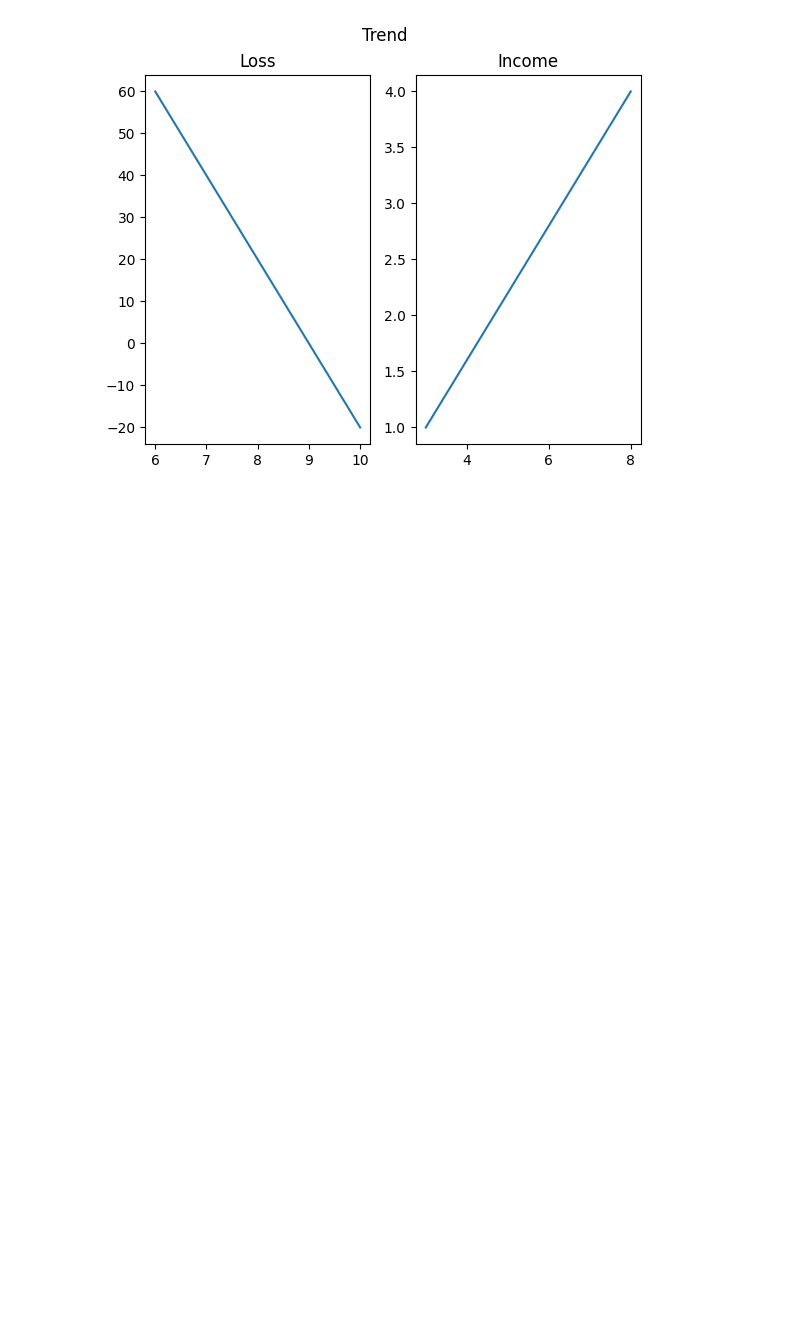
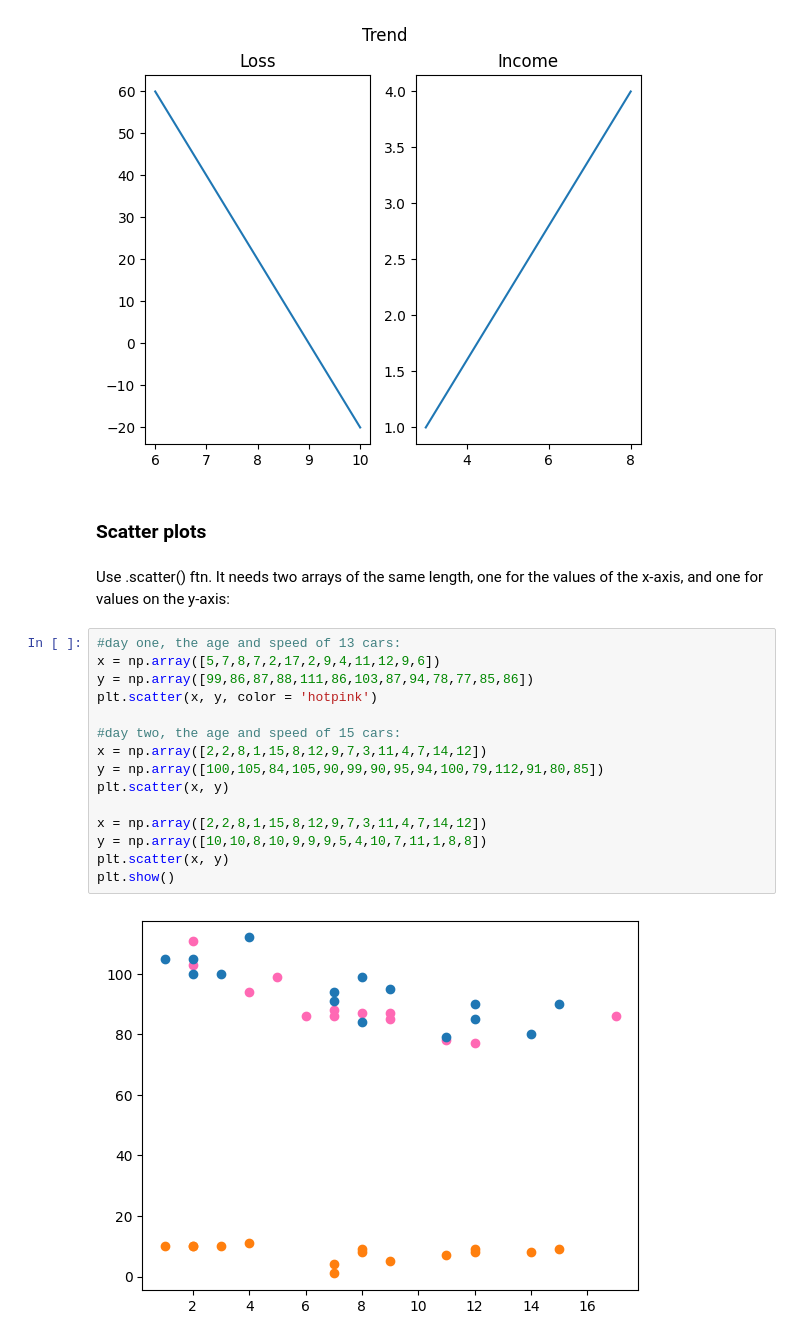
Before and after one commit to kibuba-njihia/mastering-matplotlib, a Jupyter notebook: matplotlib.ipynb, the cells around one changed output. Drawn from its saved outputs; the diff is of its cells as text; blank space fills up the shorter version.

```diff
--- a/matplotlib.ipynb
+++ b/matplotlib.ipynb
@@ -109,3 +109,24 @@ plt.suptitle("Trend")
 plt.show()
 # %% [output]
 [figure]
+# %% [markdown]
+### **Scatter plots**
+# %% [markdown]
+Use .scatter() ftn. It needs two arrays of the same length, one for the values of the x-axis, and one for values on the y-axis:
+# %%
+#day one, the age and speed of 13 cars:
+x = np.array([5,7,8,7,2,17,2,9,4,11,12,9,6])
+y = np.array([99,86,87,88,111,86,103,87,94,78,77,85,86])
+plt.scatter(x, y, color = 'hotpink')
+
+#day two, the age and speed of 15 cars:
+x = np.array([2,2,8,1,15,8,12,9,7,3,11,4,7,14,12])
+y = np.array([100,105,84,105,90,99,90,95,94,100,79,112,91,80,85])
+plt.scatter(x, y)
+
+x = np.array([2,2,8,1,15,8,12,9,7,3,11,4,7,14,12])
+y = np.array([10,10,8,10,9,9,9,5,4,10,7,11,1,8,8])
+plt.scatter(x, y)
+plt.show()
+# %% [output]
+[figure, added]
```
Also changed, not shown: parts of 6 cells of this notebook.
